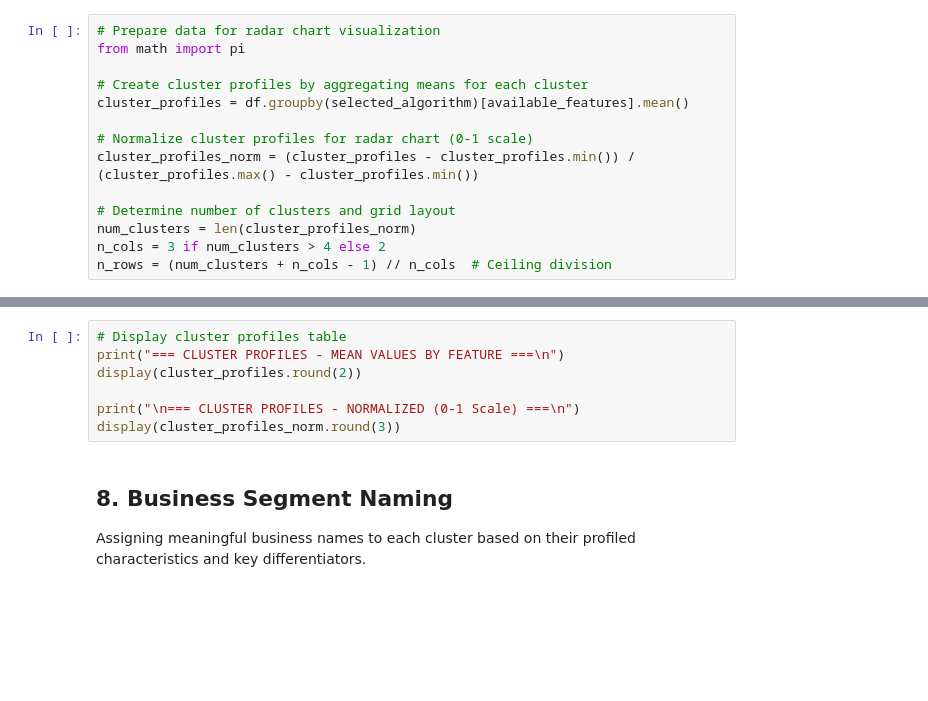
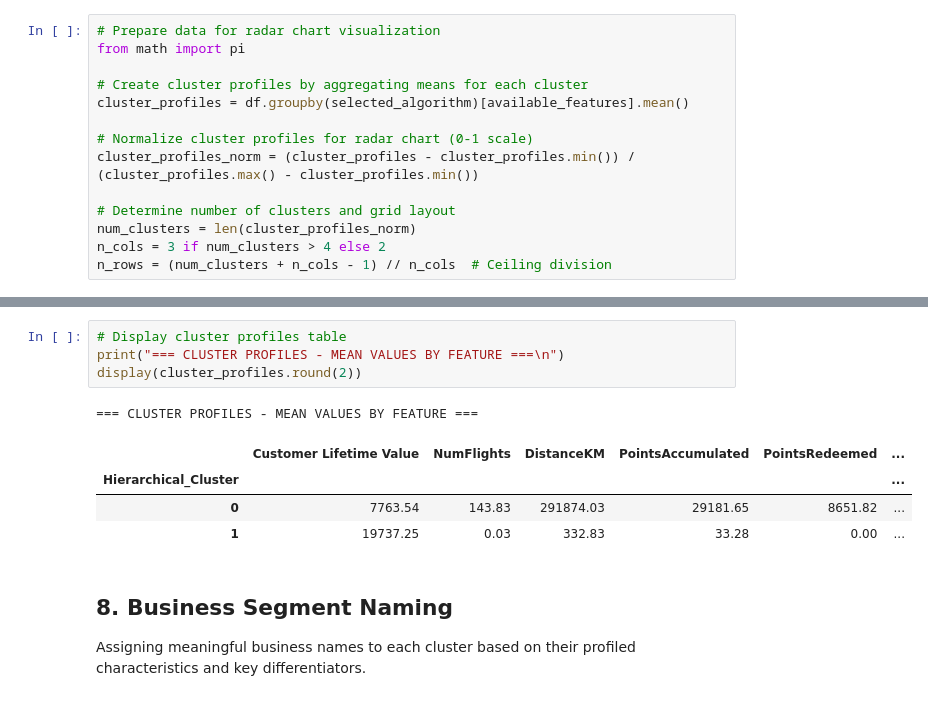
Before and after one commit to Port0goose/Data-Mining-Assignment, a Jupyter notebook: Group68_Clustering_Code.ipynb, the cells around one changed output, grey strips where cells are left out. Drawn from its saved outputs; the diff is of its cells as text; blank space fills up the shorter version.

```diff
--- a/Group68_Clustering_Code.ipynb
+++ b/Group68_Clustering_Code.ipynb
@@ -729,10 +731,13 @@ plt.show()
 # %%
 # Display cluster profiles table
 print("=== CLUSTER PROFILES - MEAN VALUES BY FEATURE ===\n")
 display(cluster_profiles.round(2))
-
-print("\n=== CLUSTER PROFILES - NORMALIZED (0-1 Scale) ===\n")
-display(cluster_profiles_norm.round(3))
+# %% [output]
+=== CLUSTER PROFILES - MEAN VALUES BY FEATURE ===
+|  | Customer Lifetime Value | NumFlights | DistanceKM | PointsAccumulated | PointsRedeemed | ... |
+| Hierarchical_Cluster |  |  |  |  |  | ... |
+| 0 | 7763.54 | 143.83 | 291874.03 | 29181.65 | 8651.82 | ... |
+| 1 | 19737.25 | 0.03 | 332.83 | 33.28 | 0.00 | ... |
 # %% [markdown]
 ## 8. Business Segment Naming
 
```
Also changed, not shown: parts of 1 cell of this notebook.
